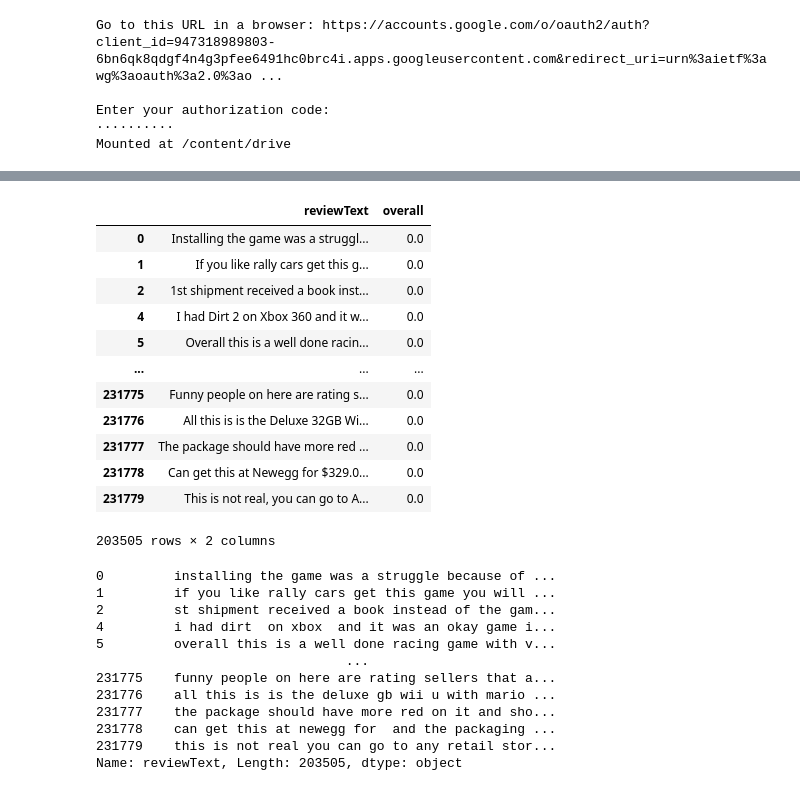
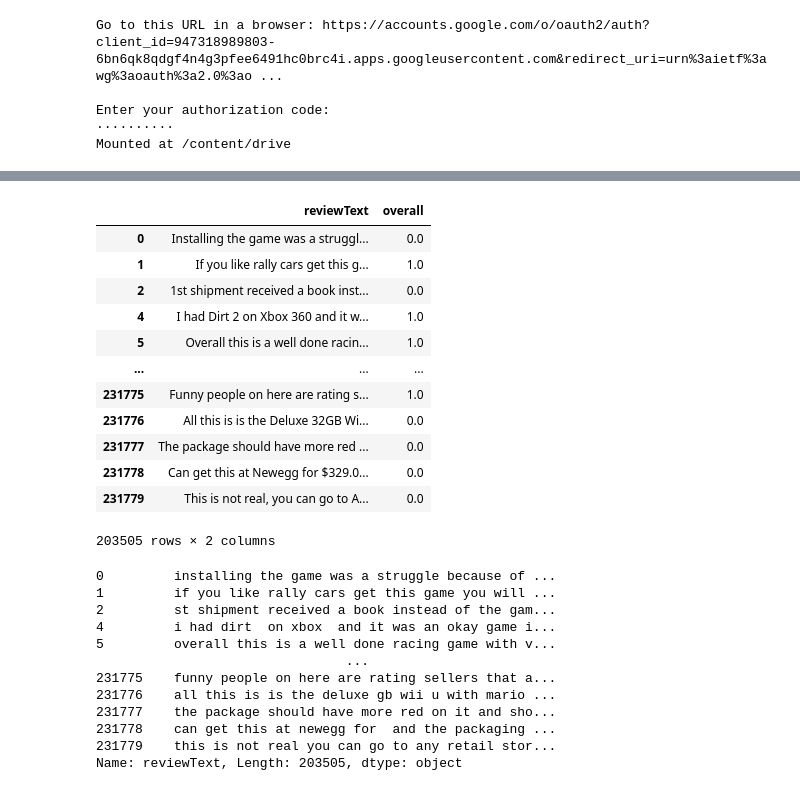
Before and after one commit to adsamaz/Chattbot, a Jupyter notebook: chatbot.ipynb, the cells around one changed output, grey strips where cells are left out. Saved outputs shown, nothing was run; the diff lists cells and outputs as text; code cells hidden in the pictures.

```diff
--- a/chatbot.ipynb
+++ b/chatbot.ipynb
@@ -120,26 +70,55 @@ df = getDF('/content/drive/My Drive/Chatbot_shared/reviews_Video_Games_5.json.gz
 # %%
 #Removes everything in except the review and overall score. Then removes
 # all reviews with an score of 3 beacuse of them being natrual when we set all
 #score under 3 to 0(negative) and score over 3 to 1(positive)
 #df=data
 df=df.get(['reviewText','overall'])
 df=df[df.overall != 3.0]
 df=df.replace(1.0, 0)
 df=df.replace(2.0, 0)
 df=df.replace(4.0, 1)
 df=df.replace(5.0, 1)
 reviews = df.reviewText
 score = df.overall
-df
+
+# Removes special characters, numberts etc
+reviews = reviews.str.lower()
+reviews = reviews.replace('[a-zA-Z0-9-_.]+@[a-zA-Z0-9-_.]+', '', regex=True)                      # remove emails
+reviews = reviews.replace('((25[0-5]|2[0-4][0-9]|[01]?[0-9][0-9]?)(\.|$)){4}', '', regex=True)    # remove IP address
+reviews = reviews.str.replace('[^\w\s]','')                                                       # remove special characters
+reviews = reviews.replace('\d', '', regex=True)                                                   # remove numbers
+
+
+#Tokenizer
+all_text = ' '.join(reviews)          # Makes on string of all texts.
+words = all_text.split()
+
+#Count all the words
+count_words = Counter(words)          # Creats a counter function
+
+# Sort words after which is most common
+total_words = len(words)
+sorted_words = count_words.most_common(total_words)
+
+print(len(sorted_words))
+
+#Creats a vocabulary where
+i=0
+minimum_word_count = 15
+vocab_s=[]
+for x in sorted_words:
+  if x[1] > minimum_word_count:
+    vocab_few.append((x[0],x[1]))
+    i=i+1
 # %% [output]
 |  | reviewText | overall |
 | 0 | Installing the game was a struggl... | 0.0 |
-| 1 | If you like rally cars get this g... | 0.0 |
+| 1 | If you like rally cars get this g... | 1.0 |
 | 2 | 1st shipment received a book inst... | 0.0 |
-| 4 | I had Dirt 2 on Xbox 360 and it w... | 0.0 |
-| 5 | Overall this is a well done racin... | 0.0 |
+| 4 | I had Dirt 2 on Xbox 360 and it w... | 1.0 |
+| 5 | Overall this is a well done racin... | 1.0 |
 | ... | ... | ... |
-| 231775 | Funny people on here are rating s... | 0.0 |
+| 231775 | Funny people on here are rating s... | 1.0 |
 | 231776 | All this is is the Deluxe 32GB Wi... | 0.0 |
 | 231777 | The package should have more red ... | 0.0 |
 | 231778 | Can get this at Newegg for $329.0... | 0.0 |
```
Also changed, not shown: parts of 14 cells of this notebook.
